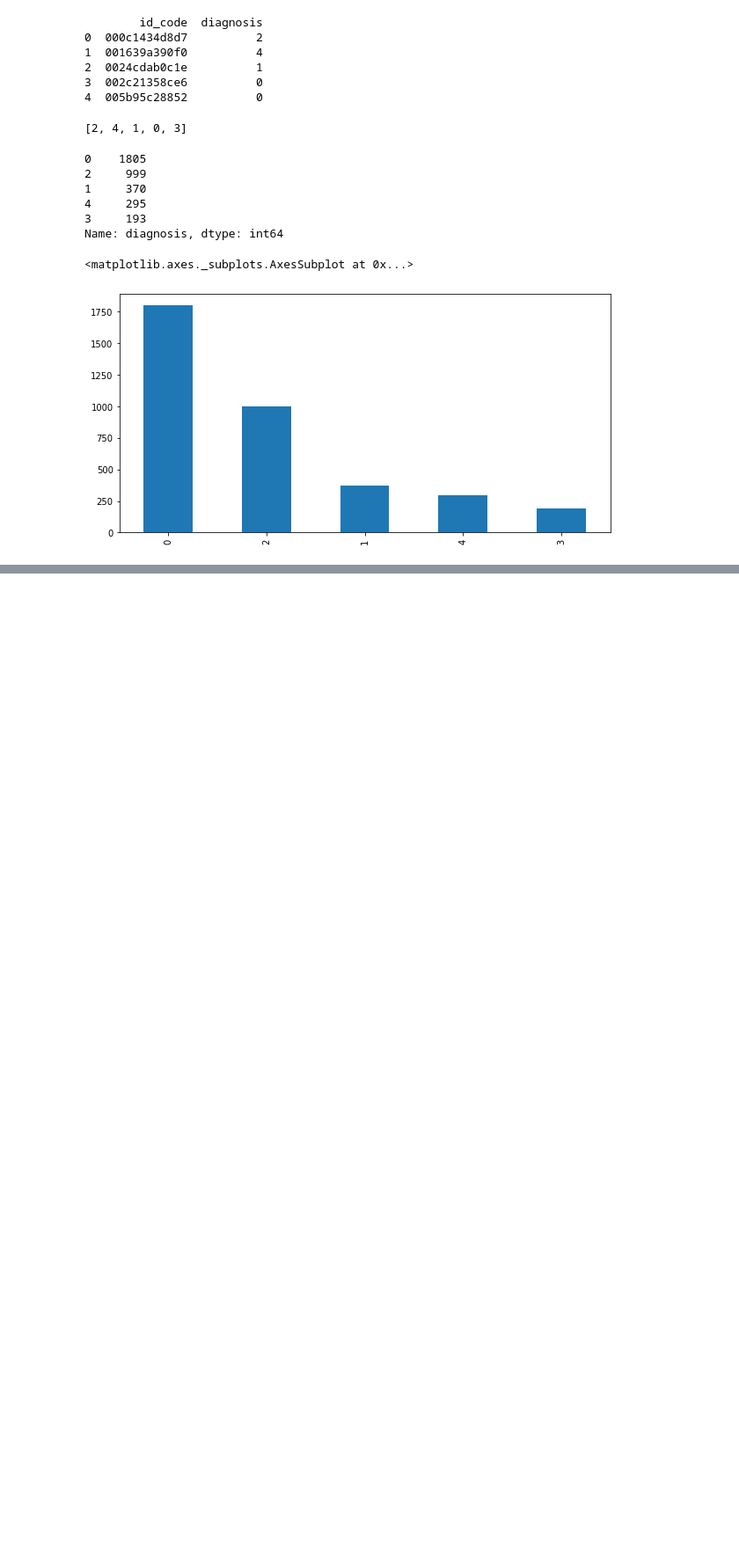
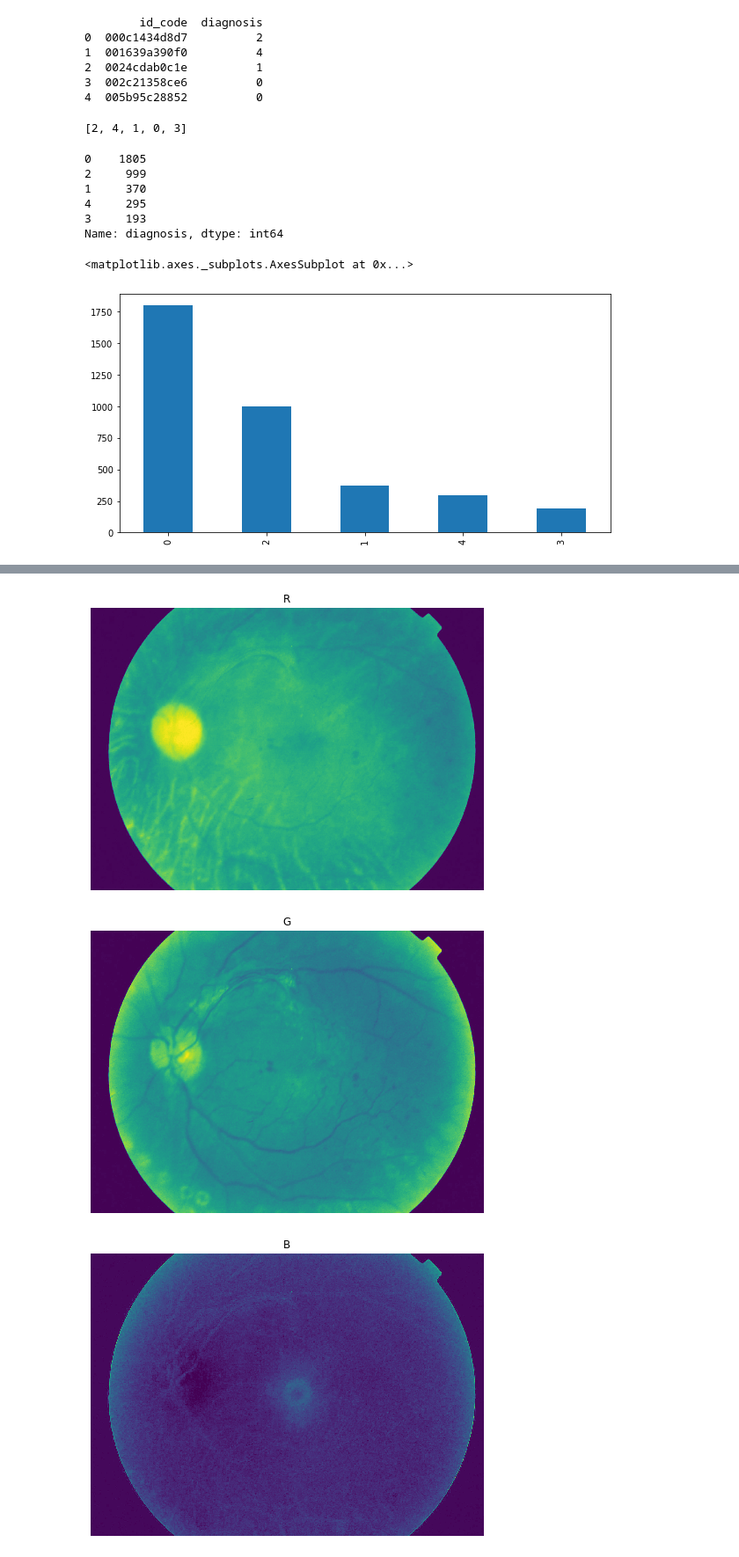
Before and after one commit to KarthikKothareddy/blindness_detection, a Jupyter notebook: blindness_detection.ipynb, the cells around one changed output, grey strips where cells are left out. Shown at 88% size. Cells and saved outputs as stored; diff of their text form; code cells hidden in the pictures; blank space fills up the shorter version.

```diff
--- a/blindness_detection.ipynb
+++ b/blindness_detection.ipynb
@@ -112,0 +145,25 @@ display(classes, columns)
+# %%
+def display(image, title=None):
+    fig = plt.figure(figsize=(8, 8))
+    plt.imshow(image)
+    #plt.imshow(image, cmap="gray")
+    plt.title(title)
+    plt.axis("off")
+    plt.show()
+# %%
+img = cv2.imread("train_images/{}.png".format(classes["four"][0]))
+img = cv2.cvtColor(img, cv2.COLOR_BGR2RGB)
+#gray = cv2.cvtColor(img, cv2.COLOR_BGR2GRAY)
+#gray = cv2.GaussianBlur(gray, (5, 5), 0)
+#gray = cv2.equalizeHist(gray)
+R, G, B = cv2.split(img)
+display(R, title="R")
+display(G, title="G")
+display(B, title="B")
+
+_G = cv2.equalizeHist(G)
+d
+# %% [output]
+[figure, added]
+[figure, added]
+[figure, added]
```
Also changed, not shown: parts of 4 cells of this notebook.
